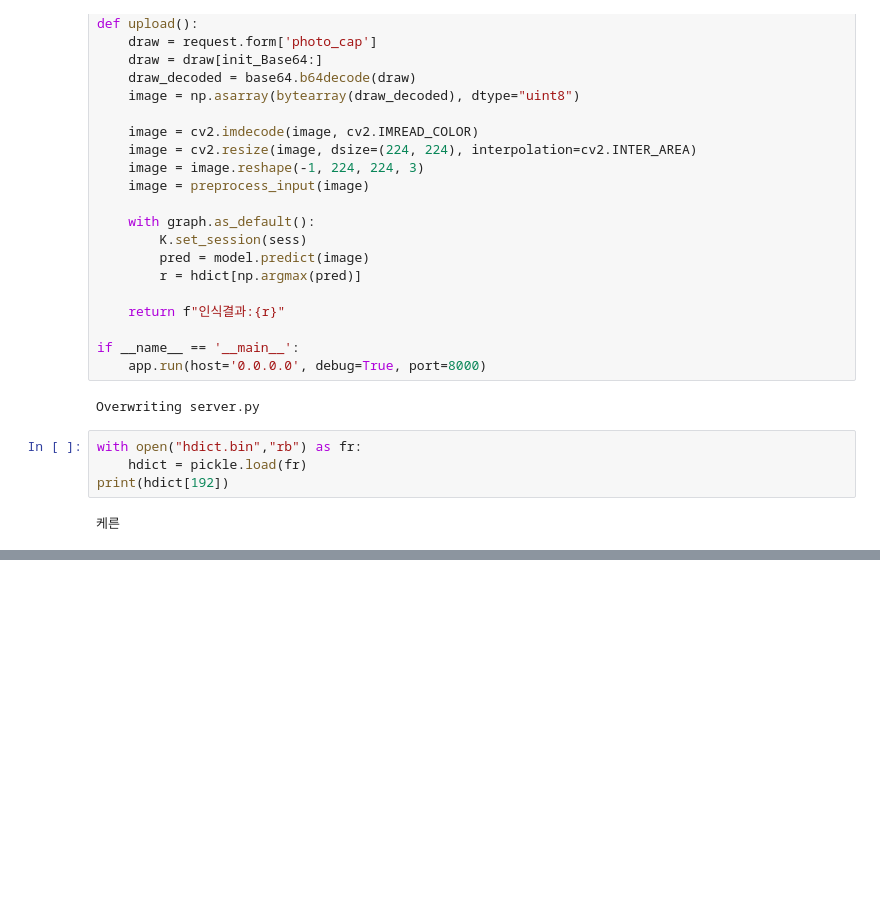
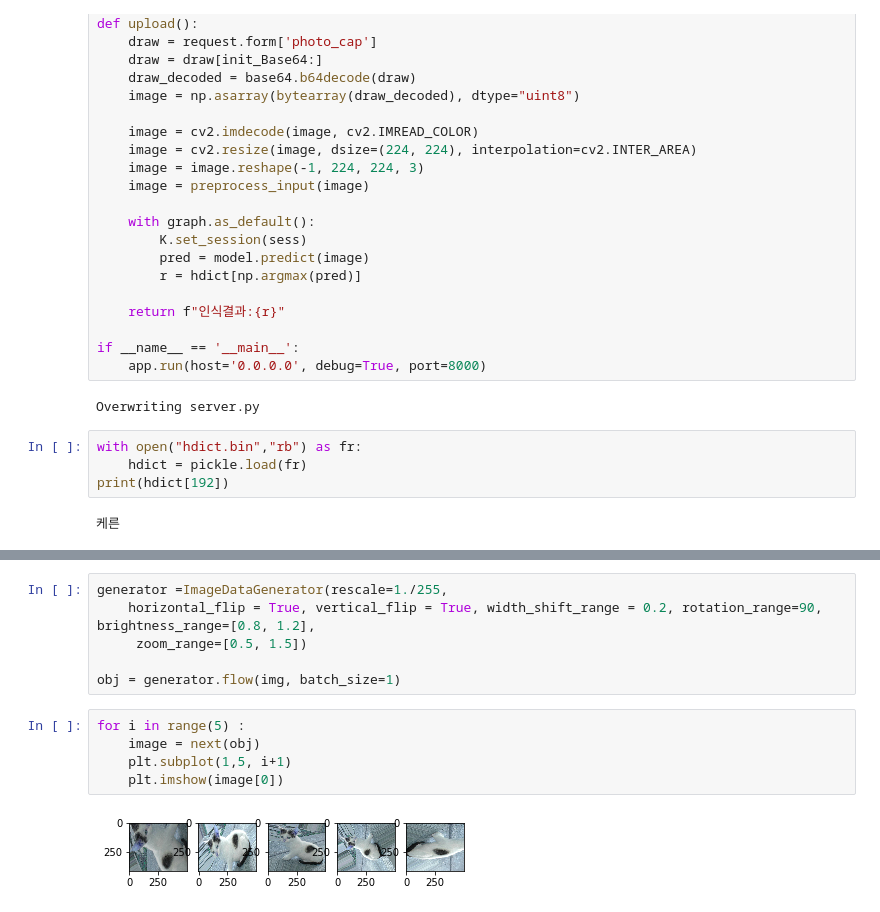
Before and after one commit to loftmain/opencv_project, a Jupyter notebook: week3/cday3.ipynb, the cells around one changed output, grey strips where cells are left out. Drawn from its saved outputs; the diff is of its cells as text; blank space fills up the shorter version.

```diff
--- a/week3/cday3.ipynb
+++ b/week3/cday3.ipynb
@@ -276,0 +360,13 @@ print(hdict[192])
+# %%
+generator =ImageDataGenerator(rescale=1./255,
+    horizontal_flip = True, vertical_flip = True, width_shift_range = 0.2, rotation_range=90, brightness_range=[0.8, 1.2],
+     zoom_range=[0.5, 1.5])
+
+obj = generator.flow(img, batch_size=1)
+# %%
+for i in range(5) :
+    image = next(obj)
+    plt.subplot(1,5, i+1)
+    plt.imshow(image[0])
+# %% [output]
+[figure, added]
```
Also changed, not shown: parts of 38 cells of this notebook, 5 other files.
